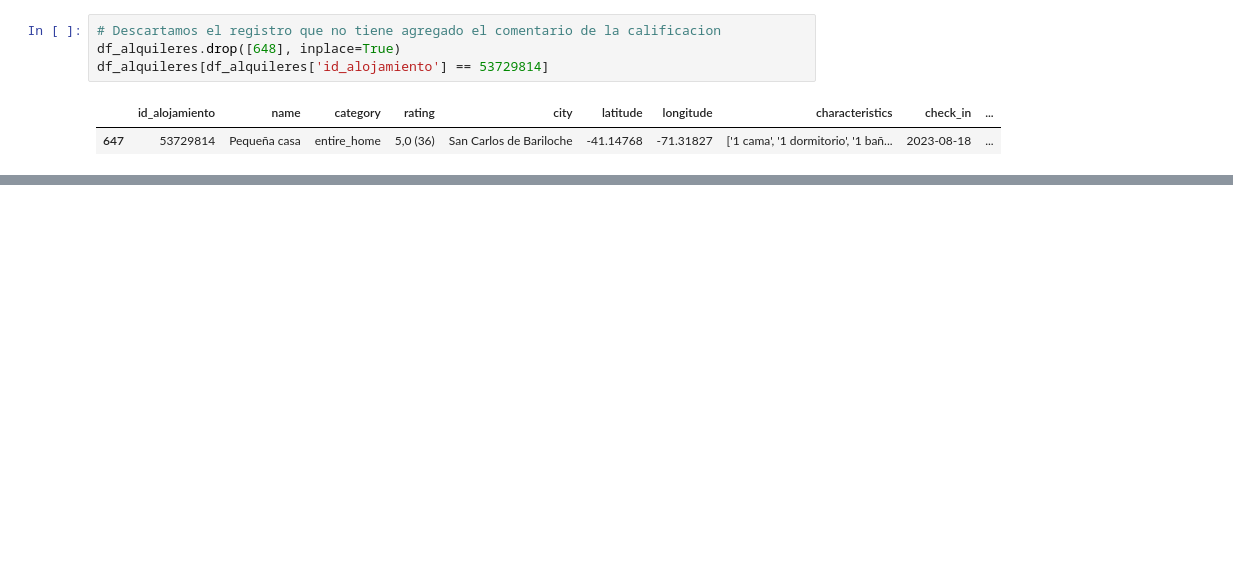
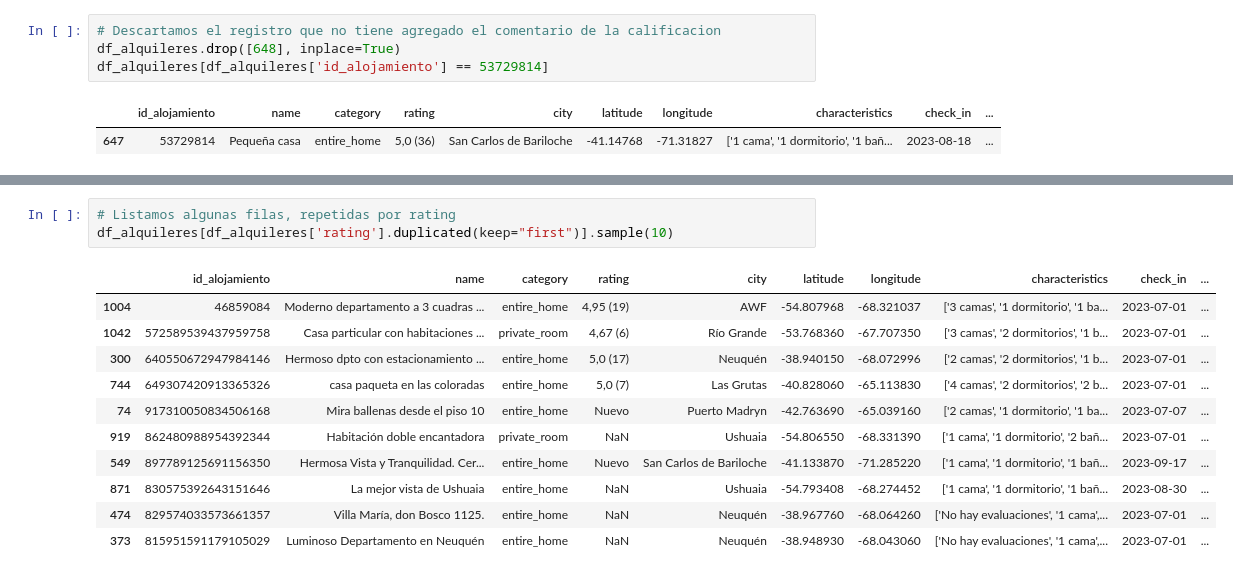
Before and after one commit to carlos1680/CPEDWObligatorio, a Jupyter notebook: trabajo.ipynb, the cells around one changed output, grey strips where cells are left out. Saved outputs shown, nothing was run; the diff lists cells and outputs as text; blank space fills up the shorter version.

```diff
--- a/trabajo.ipynb
+++ b/trabajo.ipynb
@@ -374,0 +438,15 @@ df_alquileres[df_alquileres['id_alojamiento'] == 53729814]
+# %%
+# Listamos algunas filas, repetidas por rating
+df_alquileres[df_alquileres['rating'].duplicated(keep="first")].sample(10)
+# %% [output]
+|  | id_alojamiento | name | category | rating | city | latitude | longitude | characteristics | check_in | ... |
+| 1004 | 46859084 | Moderno departamento a 3 cuadras ... | entire_home | 4,95 (19) | AWF | -54.807968 | -68.321037 | ['3 camas', '1 dormitorio', '1 ba... | 2023-07-01 | ... |
+| 1042 | 572589539437959758 | Casa particular con habitaciones ... | private_room | 4,67 (6) | Río Grande | -53.768360 | -67.707350 | ['3 camas', '2 dormitorios', '1 b... | 2023-07-01 | ... |
+| 300 | 640550672947984146 | Hermoso dpto con estacionamiento ... | entire_home | 5,0 (17) | Neuquén | -38.940150 | -68.072996 | ['2 camas', '2 dormitorios', '1 b... | 2023-07-01 | ... |
+| 744 | 649307420913365326 | casa paqueta en las coloradas | entire_home | 5,0 (7) | Las Grutas | -40.828060 | -65.113830 | ['4 camas', '2 dormitorios', '2 b... | 2023-07-01 | ... |
+| 74 | 917310050834506168 | Mira ballenas desde el piso 10 | entire_home | Nuevo | Puerto Madryn | -42.763690 | -65.039160 | ['2 camas', '1 dormitorio', '1 ba... | 2023-07-07 | ... |
+| 919 | 862480988954392344 | Habitación doble encantadora | private_room | NaN | Ushuaia | -54.806550 | -68.331390 | ['1 cama', '1 dormitorio', '2 bañ... | 2023-07-01 | ... |
+| 549 | 897789125691156350 | Hermosa Vista y Tranquilidad. Cer... | entire_home | Nuevo | San Carlos de Bariloche | -41.133870 | -71.285220 | ['1 cama', '1 dormitorio', '1 bañ... | 2023-09-17 | ... |
+| 871 | 830575392643151646 | La mejor vista de Ushuaia | entire_home | NaN | Ushuaia | -54.793408 | -68.274452 | ['1 cama', '1 dormitorio', '1 bañ... | 2023-08-30 | ... |
+| 474 | 829574033573661357 | Villa María, don Bosco 1125. | entire_home | NaN | Neuquén | -38.967760 | -68.064260 | ['No hay evaluaciones', '1 cama',... | 2023-07-01 | ... |
+| 373 | 815951591179105029 | Luminoso Departamento en Neuquén | entire_home | NaN | Neuquén | -38.948930 | -68.043060 | ['No hay evaluaciones', '1 cama',... | 2023-07-01 | ... |
```
Also changed, not shown: parts of 56 cells of this notebook.
